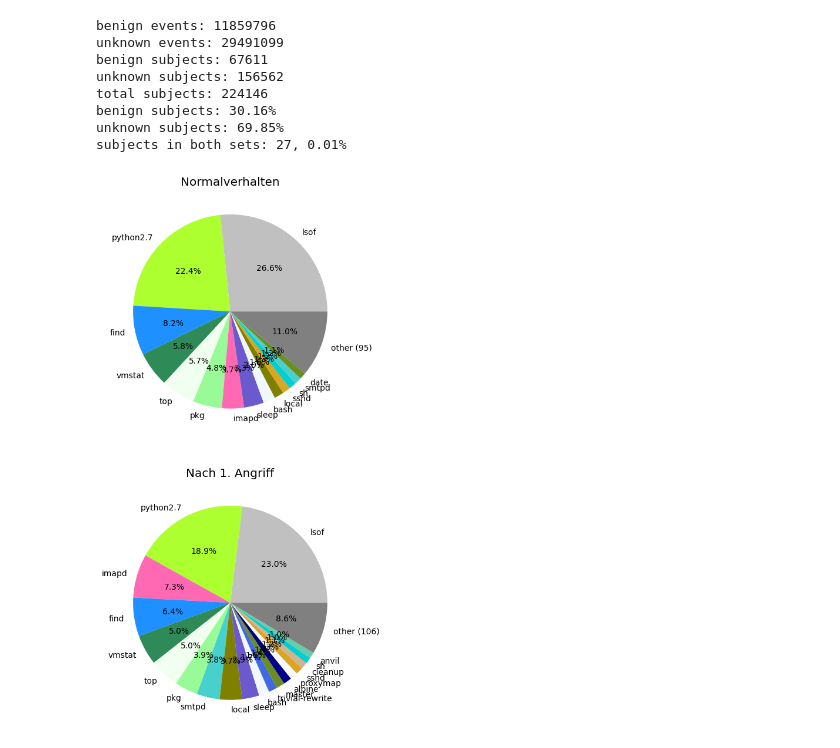
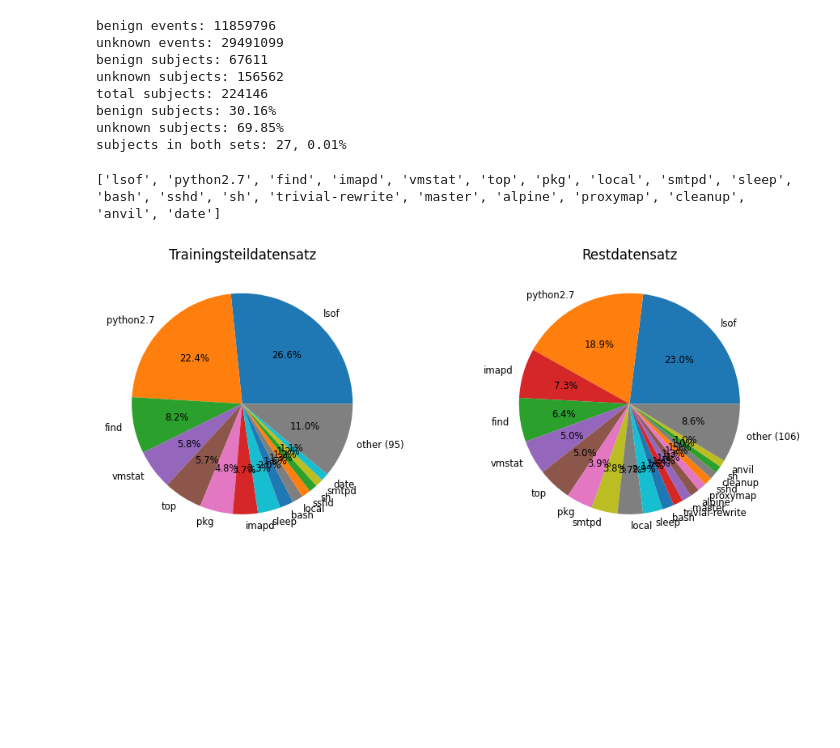
Before and after one commit to JannikRosendahl/bachelor_thesis_dataset, a Jupyter notebook: jupyter/exploration_ben_vs_mal.ipynb, the cells around one changed output. Drawn from its saved outputs; the diff is of its cells as text; code cells hidden in the pictures; blank space fills up the shorter version.

```diff
--- a/jupyter/exploration_ben_vs_mal.ipynb
+++ b/jupyter/exploration_ben_vs_mal.ipynb
@@ -157,35 +157,55 @@ executables_u = group_bottom_percent(list(executables_u.keys()), list(executable
 executables = set([ e for e in executables_b[0] if not e.startswith('other') ] + [ e for e in executables_u[0] if not e.startswith('other') ])
 # %%
-# get len(executables) + 1 colors from tab20 colormap
-colors = []
-# numpy seed
-np.random.seed(4)
-while len(colors) <= len(executables):
-    # add random color from XKCD_COLORS
-    colors.append(mcolors.CSS4_COLORS[np.random.choice(list(mcolors.CSS4_COLORS.keys()))])
-# map executables to colors
-executable_colors = { e: colors[i] for i, e in enumerate(executables) }
+# get tab20 colors
+tab20 = mcolors.TABLEAU_COLORS
+colors = list(tab20.values())
+
+executables_ordered = {}
+for i in range(len(executables_b[0])):
+    executables_ordered[executables_b[0][i]] = executables_b[1][i]
+for i in range(len(executables_u[0])):
+    if executables_u[0][i] in executables_ordered:
+        executables_ordered[executables_u[0][i]] += executables_u[1][i]
+    else:
+        executables_ordered[executables_u[0][i]] = executables_u[1][i]
+
+
+executables_ordered = list(executables_ordered.items())
+# sort by count
+executables_ordered = sorted(executables_ordered, key=lambda item: item[1], reverse=True)
+# keep only names
+executables_ordered = [ e[0] for e in executables_ordered ]
+executables_ordered = [ e for e in executables_ordered if not e.startswith('other') ]
+print(executables_ordered)
+
 def get_color(executable):
-    return executable_colors[executable] if executable in executable_colors else colors[-1]
+    if executable in executables:
+        return colors[executables_ordered.index(executable) % len(colors)]
+    else:
+        return 'gray'
 
 
 # plot 2 pie charts, one above the other, aim for a4 size
 # 10 cm width, 15 cm height
-fig, ax = plt.subplots(2, 1)
+fig, ax = plt.subplots(1, 2)
 fig.subplots_adjust(hspace=0.2)
 
 # plot benign
 ax[0].pie(executables_b[1], labels=executables_b[0], autopct='%1.1f%%', colors=[get_color(e) for e in executables_b[0]], textprops={'size': 'small'})
-ax[0].set_title('Normalverhalten')
+ax[0].set_title('Trainingsteildatensatz')
 # plot unknown
 ax[1].pie(executables_u[1], labels=executables_u[0], autopct='%1.1f%%', colors=[get_color(e) for e in executables_u[0]], textprops={'size': 'small'})
-ax[1].set_title('Nach 1. Angriff')
+ax[1].set_title('Restdatensatz')
 
-fig.set_size_inches((20 * cm, 30 * cm))
-
+fig.set_size_inches((25 * cm, 10 * cm))
+# Adjust layout to minimize padding
+plt.subplots_adjust(left=0.1, right=0.9, top=0.9, bottom=0.1, wspace=0.3)
+# Use tight_layout to further minimize padding
+fig.tight_layout()
 # save as svg
-plt.savefig('figures/executable_events_distribution_vs.svg')
+plt.savefig('figures/executable_events_distribution_vs.svg', bbox_inches='tight')
 
 plt.show()
 # %% [output]
+['lsof', 'python2.7', 'find', 'imapd', 'vmstat', 'top', 'pkg', 'local', 'smtpd', 'sleep', 'bash', 'sshd', 'sh', 'trivial-rewrite', 'master', 'alpine', 'proxymap', 'cleanup', 'anvil', 'date']
-[figure, old version]
+[figure, new version]
```
Also changed, not shown: parts of 18 cells of this notebook, 5 other files.
